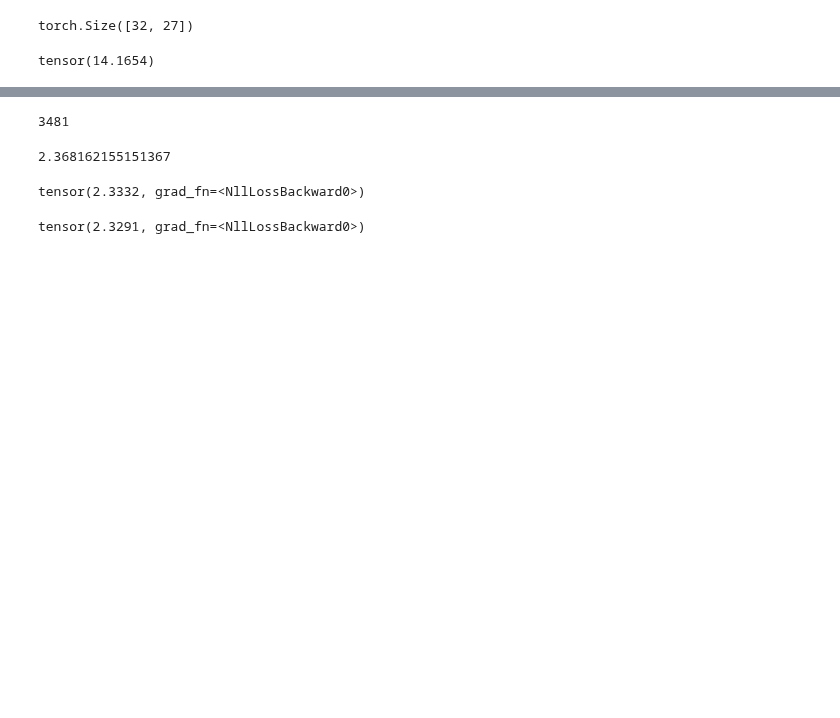
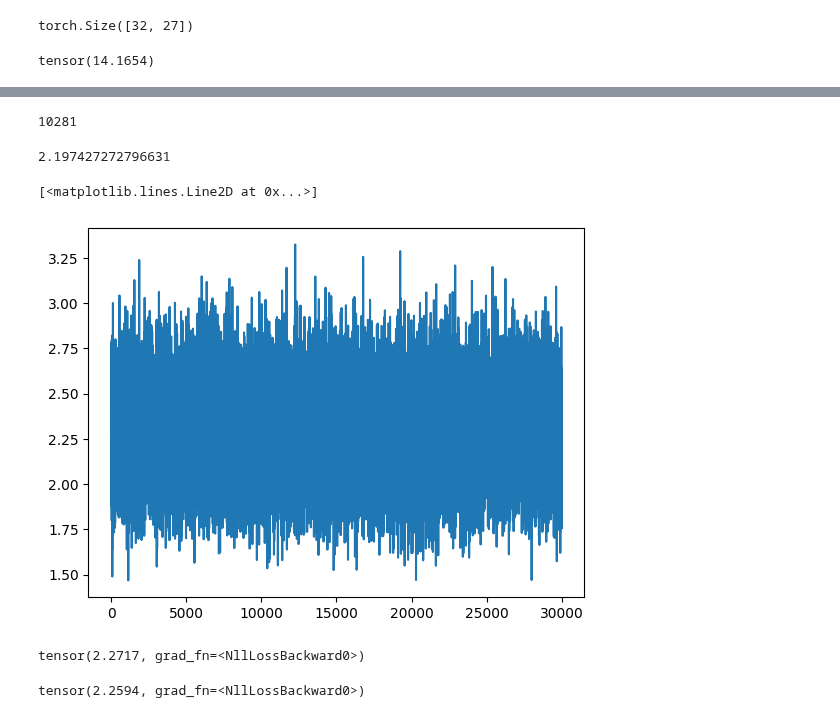
Before and after one commit to prabodh1194/karpathy-0-2-hero, a Jupyter notebook: makemore/makemore_mlp.ipynb, the cells around one changed output, grey strips where cells are left out. Drawn from its saved outputs; the diff is of its cells as text; code cells hidden in the pictures; blank space fills up the shorter version.

```diff
--- a/makemore/makemore_mlp.ipynb
+++ b/makemore/makemore_mlp.ipynb
@@ -119,15 +121,18 @@ X.shape, Y.shape
 # %%
 g = torch.Generator().manual_seed(2147483647)
 C = torch.randn((27, 2), generator=g)  # embed 27 characters in a 2-dim vector space
-W1 = torch.randn((6, 100), generator=g)
-b1 = torch.randn(100, generator=g)
-W2 = torch.randn((100, 27), generator=g)
+
+# increase layer size from 100 to 300
+
+W1 = torch.randn((6, 300), generator=g)
+b1 = torch.randn(300, generator=g)
+W2 = torch.randn((300, 27), generator=g)
 b2 = torch.randn(27, generator=g)
 parameters = [C, W1, b1, W2, b2]
 # %%
 sum(p.nelement() for p in parameters)
 # %% [output]
-3481
+10281
 # %%
 for p in parameters:
     p.requires_grad = True
@@ -139,8 +144,9 @@ lrs = 10**lre
 # forward pass
 lri = []
 lossi = []
+stepi = []
 
-for i in range(10000):
+for i in range(30000):
     # mini-batch construct
     ix = torch.randint(0, Xtr.shape[0], (32,))
 
@@ -162,16 +168,22 @@ for i in range(10000):
     loss.backward()
 
     # update
-    lr = 0.01
+    lr = 0.05
     for p in parameters:
         p.data += -lr * p.grad
 
     # lri.append(lre[i])
-    # lossi.append(loss.item())
+    lossi.append(loss.item())
+    stepi.append(i)
 
 print(loss.item())
 # %% [output]
-2.368162155151367
+2.197427272796631
+# %%
+plt.plot(stepi, lossi)
+# %% [output]
+[<matplotlib.lines.Line2D at 0x...>]
+[figure, added]
 # %%
 emb = C[Xdev]
 h = torch.tanh(emb.view(-1, 6) @ W1 + b1)
@@ -179,15 +191,17 @@ logits = h @ W2 + b2
 loss = F.cross_entropy(logits, Ydev)
 loss
 # %% [output]
-tensor(2.3332, grad_fn=<NllLossBackward0>)
+tensor(2.2717, grad_fn=<NllLossBackward0>)
 # %%
 emb = C[Xtr]
 h = torch.tanh(emb.view(-1, 6) @ W1 + b1)
 logits = h @ W2 + b2
 loss = F.cross_entropy(logits, Ytr)
 loss
+
+# the train & dev losses are approx equal, since the model is small, this is a case of underfitting.
 # %% [output]
-tensor(2.3291, grad_fn=<NllLossBackward0>)
+tensor(2.2594, grad_fn=<NllLossBackward0>)
 # %%
 # train, dev/validate, test splits
 # 80%, 10%, 10%
```
Also changed, not shown: parts of 3 cells of this notebook.
